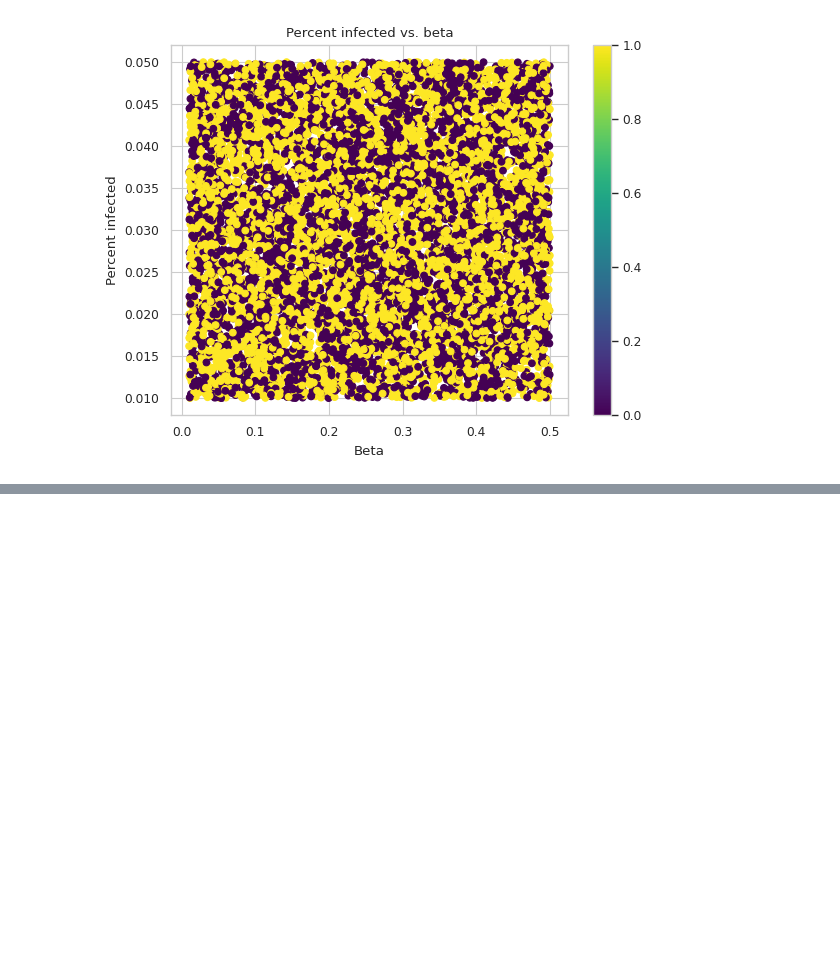
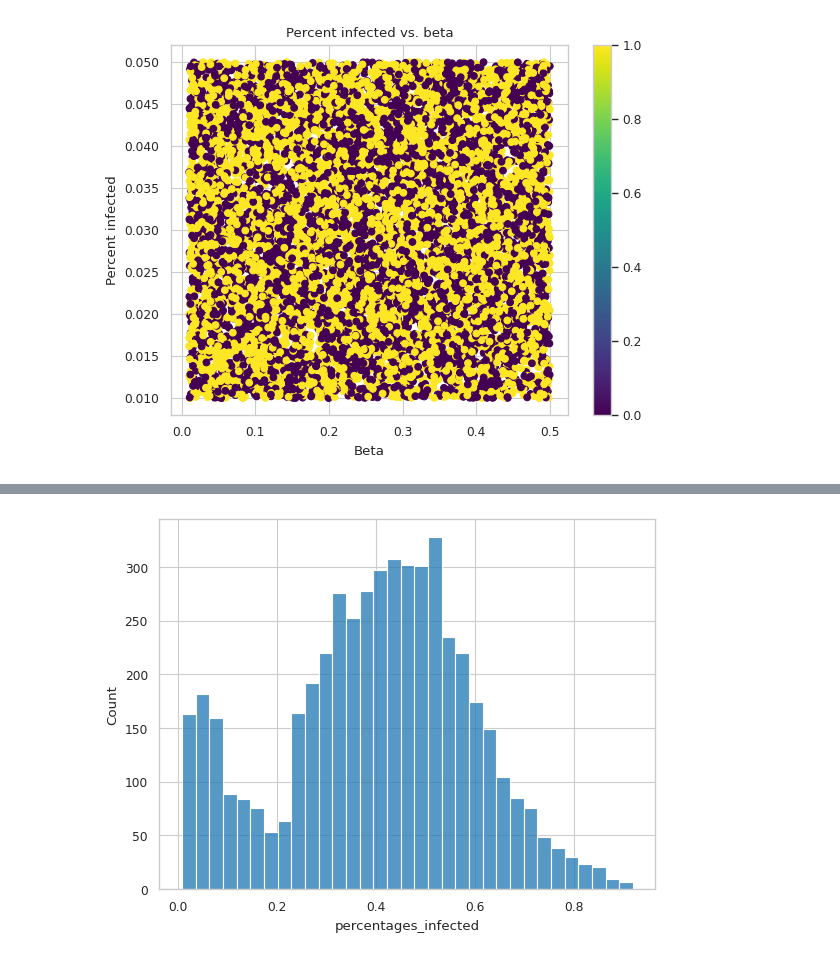
Before and after one commit to joh-dah/source_detection, a Jupyter notebook: inspect_data_creation.ipynb, the cells around one changed output, grey strips where cells are left out. Cells and saved outputs as stored; diff of their text form; code cells hidden in the pictures; blank space fills up the shorter version.

Commit message:
added metrics to data creation

```diff
--- a/inspect_data_creation.ipynb
+++ b/inspect_data_creation.ipynb
@@ -177,0 +176,17 @@ OSError: [Errno 22] Invalid argument
+# %%
+import seaborn as sns
+import matplotlib.pyplot as plt
+import pandas as pd
+
+df_settings = pd.read_csv("settings.csv")
+df_metrics = pd.read_csv("metrics.csv")
+# join the two dataframes on the index
+# remove column "Unnamed: 0" from df_metrics
+df_metrics = df_metrics.drop(columns=["Unnamed: 0"])
+df_metrics = df_metrics.join(df_settings)
+df_metrics["percentages_infected"] = df_metrics["currently_infected"] / df_metrics["n_nodes"]
+
+sns.histplot(data=df_metrics, x="percentages_infected")
+plt.show()
+# %% [output]
+[figure, added]
```
Also changed, not shown: parts of 10 cells of this notebook, 3 other files.
